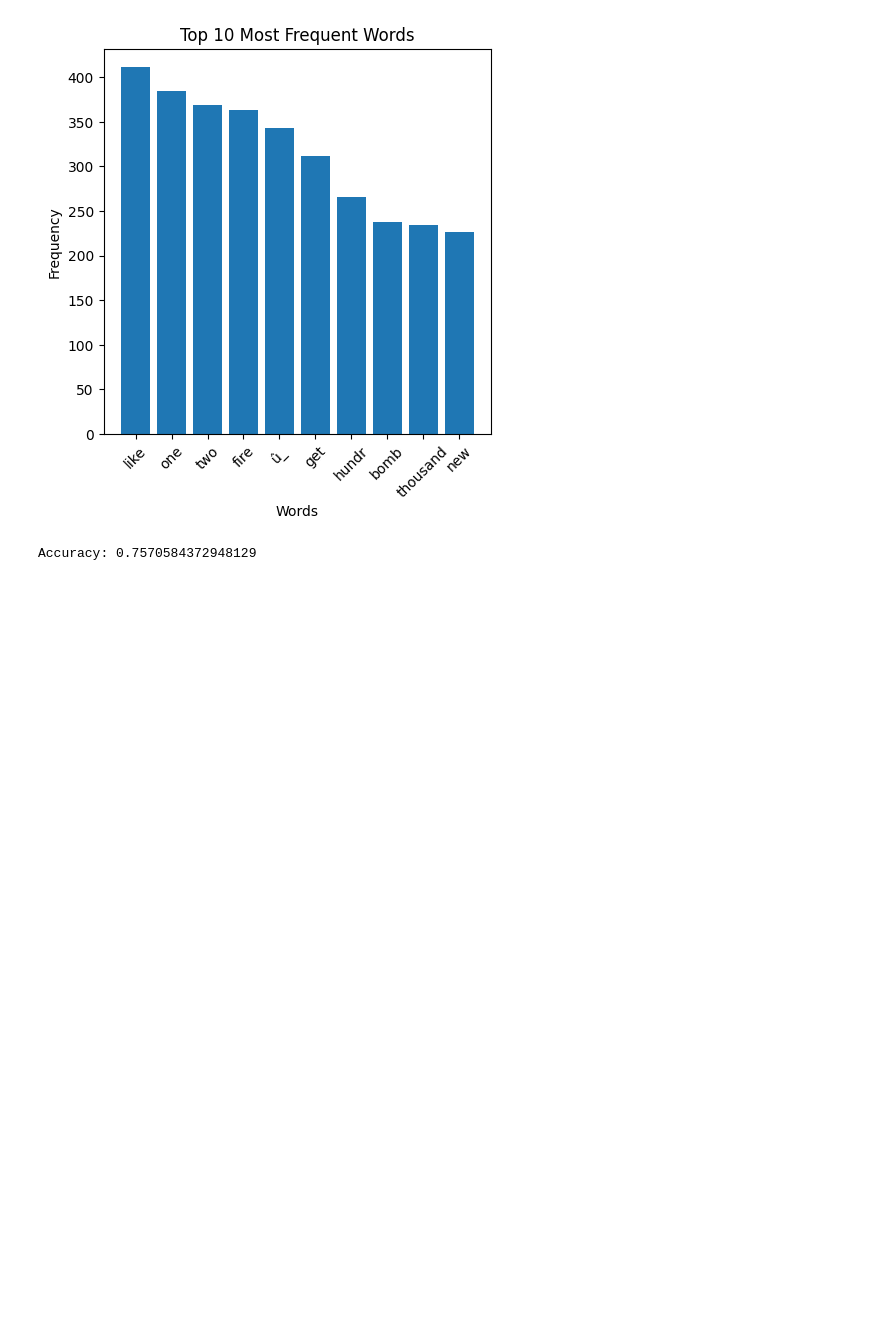
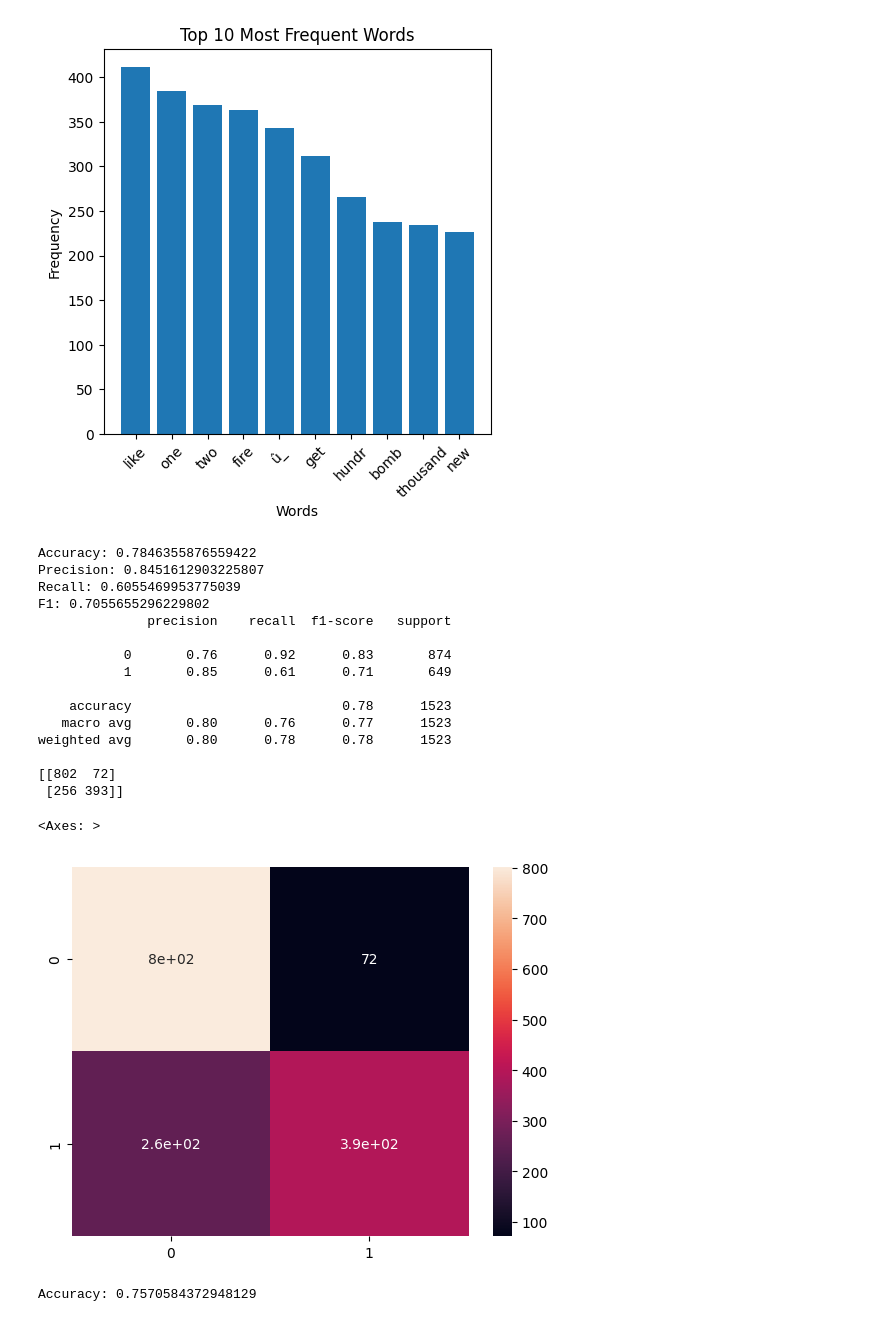
Before and after one commit to Bogdan-Strat/NLP-with-disaster-tweets, a Jupyter notebook: NLP_with_disaster_tweets.ipynb, the cells around one changed output. Drawn from its saved outputs; the diff is of its cells as text; code cells hidden in the pictures; blank space fills up the shorter version.

```diff
--- a/NLP_with_disaster_tweets.ipynb
+++ b/NLP_with_disaster_tweets.ipynb
@@ -214,0 +200,7 @@ X_test_vectorized = vectorizer.transform(X_test)
+# %%
+param_grid = {'C': [0.1,1, 10, 100, 1000], 'gamma': [1,0.1,0.01,0.001, 0.0001],'kernel': ['rbf', 'linear']}
+
+grid = GridSearchCV(SVC(),param_grid,refit=True,verbose=4)
+grid.fit(X_train_vectorized,y_train)
+
+print(grid.best_estimator_)
@@ -247,37 +256,54 @@ plot_most_frequent_words(full_text)
 # %% [output]
 [figure]
 # %%
-# Train the Naive Bayes classifier
 nb_classifier = MultinomialNB()
 nb_classifier.fit(X_train_vectorized, y_train)
 
 # Predict on the test set
 predictions = nb_classifier.predict(X_test_vectorized)
 
-solutions = []
-for i in range(len(predictions)):
-  solutions.append([test_ids[i], predictions[i]])
-solutions
+# solutions = []
+# for i in range(len(predictions)):
+#   solutions.append([test_ids[i], predictions[i]])
+# solutions
 
-file = open('solutions.csv', 'w')
-file.write('id,target\n')
+# file = open('solutions.csv', 'w')
+# file.write('id,target\n')
 
-for solution in solutions:
-  file.write(str(solution[0]))
-  file.write(',')
-  file.write(str(solution[1]))
-  file.write('\n')
-file.close()
+# for solution in solutions:
+#   file.write(str(solution[0]))
+#   file.write(',')
+#   file.write(str(solution[1]))
+#   file.write('\n')
+# file.close()
 
 # Evaluate the classifier
-# accuracy = (predictions == y_test).mean()
-# print(f"Accuracy: {accuracy}")
-# print("Precision:", metrics.precision_score(y_test, predictions))
-# print("Recall:", metrics.recall_score(y_test, predictions))
-# print("F1:", metrics.f1_score(y_test, predictions))
-# print(metrics.classification_report(y_test, predictions))
+accuracy = (predictions == y_test).mean()
+print(f"Accuracy: {accuracy}")
+print("Precision:", metrics.precision_score(y_test, predictions))
+print("Recall:", metrics.recall_score(y_test, predictions))
+print("F1:", metrics.f1_score(y_test, predictions))
+print(metrics.classification_report(y_test, predictions))
 
-# cm = metrics.confusion_matrix(y_test, predictions)
-# print(cm)
-# sns.heatmap(cm, annot=True)
+cm = metrics.confusion_matrix(y_test, predictions)
+print(cm)
+sns.heatmap(cm, annot=True)
+# %% [output]
+Accuracy: 0.7846355876559422
+Precision: 0.8451612903225807
+Recall: 0.6055469953775039
+F1: 0.7055655296229802
+              precision    recall  f1-score   support
+
+           0       0.76      0.92      0.83       874
+           1       0.85      0.61      0.71       649
+
+    accuracy                           0.78      1523
+   macro avg       0.80      0.76      0.77      1523
+weighted avg       0.80      0.78      0.78      1523
+
+[[802  72]
+ [256 393]]
+<Axes: >
+[figure, added]
 # %%
```
Also changed, not shown: parts of 10 cells of this notebook.
